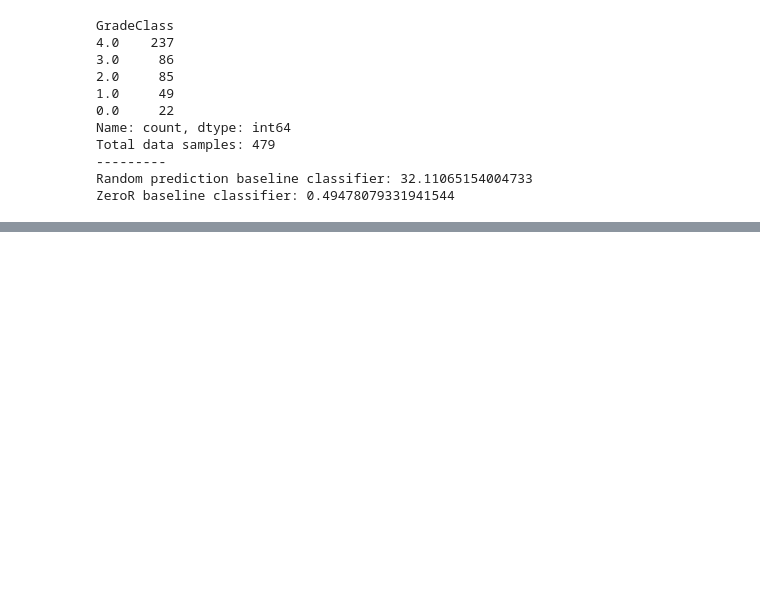
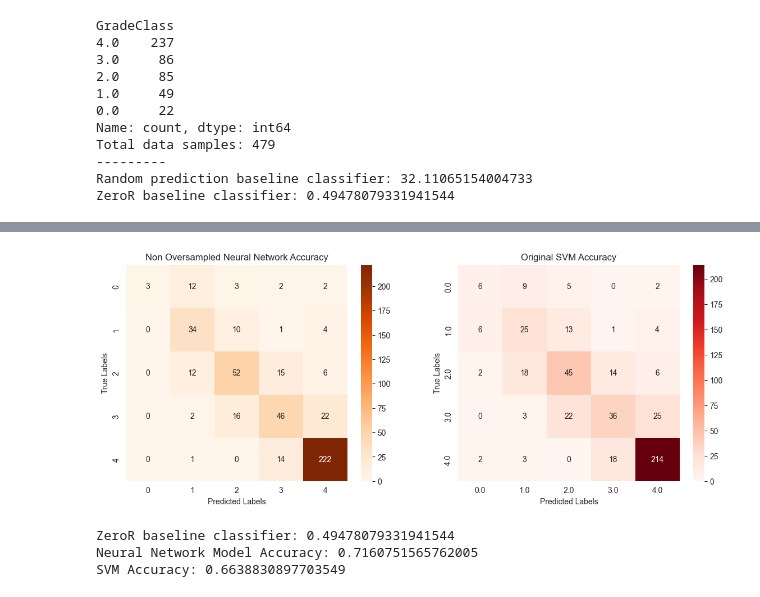
Before and after one commit to hoangcanthi/INM-701-coursework-group-Viet-Hoang-Pham---Jakub-Wochniak, a Jupyter notebook: Main.ipynb, the cells around one changed output, grey strips where cells are left out. Cells and saved outputs as stored; diff of their text form; code cells hidden in the pictures; blank space fills up the shorter version.

```diff
--- a/Main.ipynb
+++ b/Main.ipynb
@@ -487,0 +550,8 @@ Text(0.5, 1.0, 'Resampled Distribution of GradeClass')
+# %%
+svm_original = SVC(C=100,kernel='rbf',gamma='auto',class_weight=None, random_state=42)
+svm_original.fit(X_train, y_train)
+y_pred_original = svm_original.predict(X_test)
+
+print("Performance on Original Data:")
+print("Accuracy:", accuracy_score(y_test, y_pred_original))
+print("Classification Report:\n", classification_report(y_test, y_pred_original))
@@ -487,0 +666,25 @@ Text(0.5, 1.0, 'Resampled Distribution of GradeClass')
+# %%
+figureCompareNonOversampled, axes = plt.subplots(1, 2, figsize=(14, 5))
+
+sns.heatmap(cmNonOversampled,annot=True,fmt="d",cmap="Oranges", cbar=True, ax=axes[0])
+axes[0].set_title('Non Oversampled Neural Network Accuracy')
+
+sns.heatmap(cmOriginal,annot=True,fmt="d",cmap="Reds", cbar=True,xticklabels=svm_original.classes_,yticklabels=svm_original.classes_, ax=axes[1] )
+axes[1].set_title('Original SVM Accuracy')
+
+axes[0].set_xlabel("Predicted Labels")
+axes[0].set_ylabel("True Labels")
+axes[1].set_xlabel("Predicted Labels")
+axes[1].set_ylabel("True Labels")
+
+print()
+# %% [output]
+[figure, added]
+# %%
+print("ZeroR baseline classifier: "+str(accuracy_zeroR))
+print("Neural Network Model Accuracy: " +str(score))
+print("SVM Accuracy:", accuracy_score(y_test, y_pred_resampled))
+# %% [output]
+ZeroR baseline classifier: 0.49478079331941544
+Neural Network Model Accuracy: 0.7160751565762005
+SVM Accuracy: 0.6638830897703549
```
Also changed, not shown: parts of 16 cells of this notebook.
